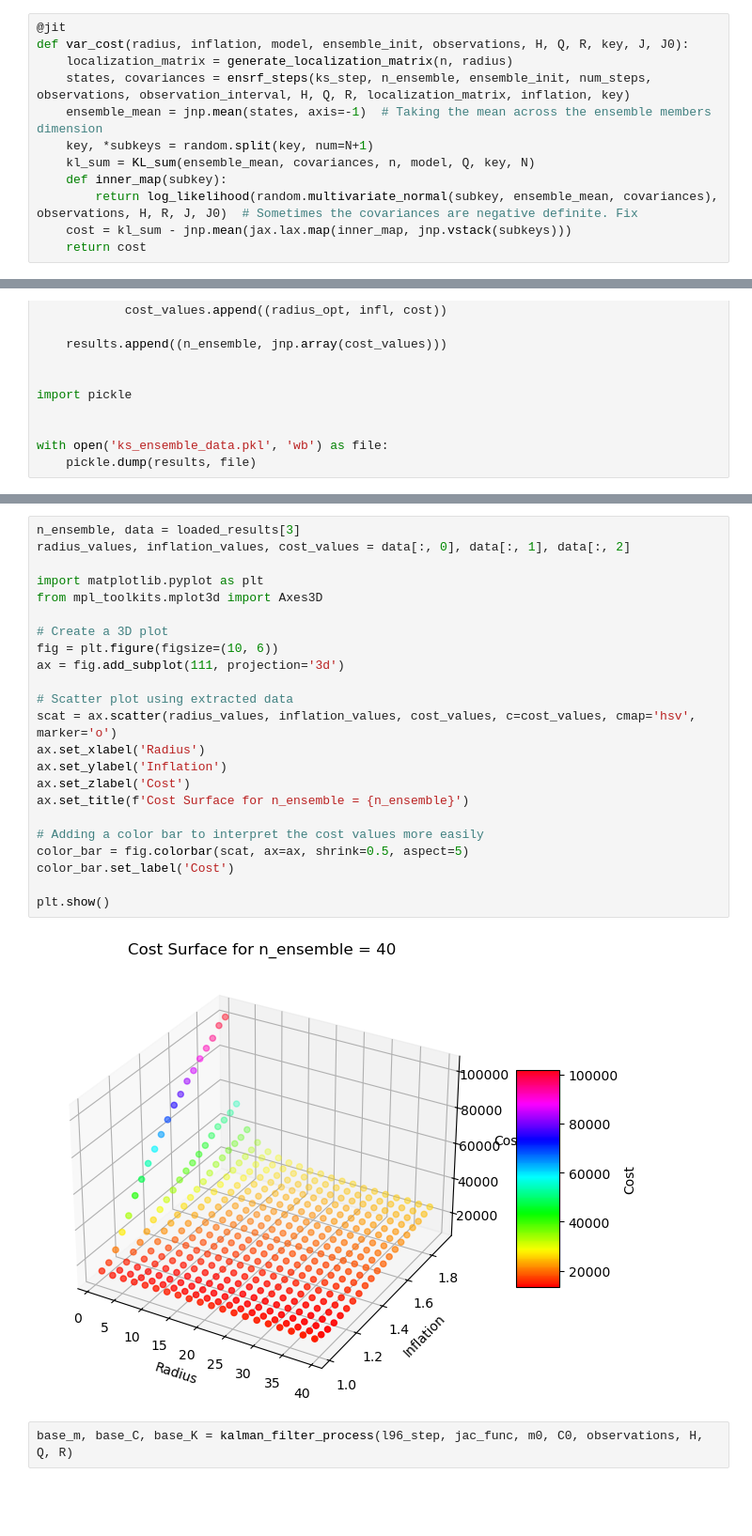
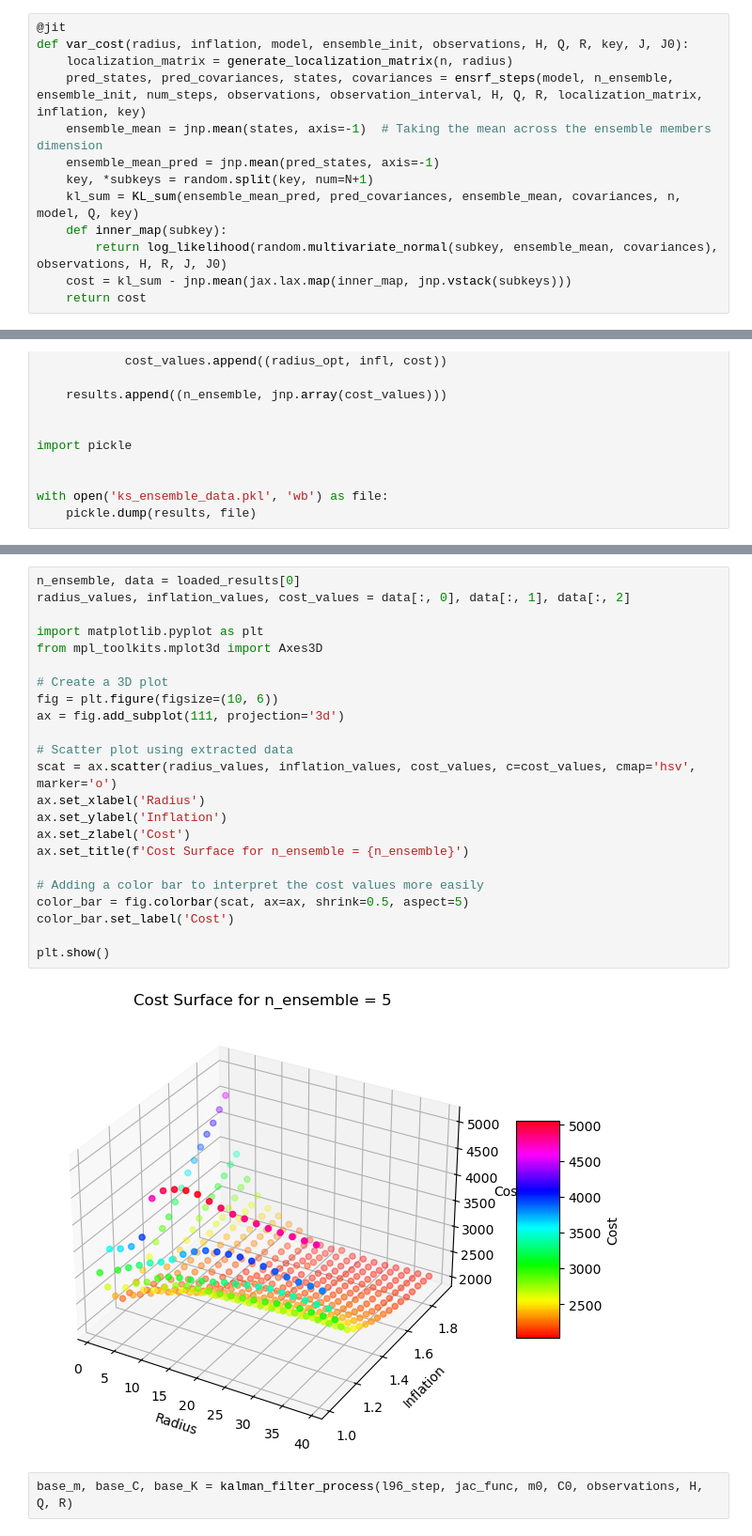
Before and after one commit to enochcluk/variational_filtering, a Jupyter notebook: learn_radius_KS.ipynb, the cells around one changed output, grey strips where cells are left out. Shown at 94% size. Cells and saved outputs as stored; diff of their text form; blank space fills up the shorter version.

Commit message:
propagated changes to ensrf, 3d search looks cool, dual opt unfinished - attempting adam from optax

```diff
--- a/learn_radius_KS.ipynb
+++ b/learn_radius_KS.ipynb
@@ -58,12 +58,13 @@ observations, true_states = generate_true_states(key, num_steps, n, initial_stat
 @jit
 def var_cost(radius, inflation, model, ensemble_init, observations, H, Q, R, key, J, J0):
     localization_matrix = generate_localization_matrix(n, radius)
-    states, covariances = ensrf_steps(ks_step, n_ensemble, ensemble_init, num_steps, observations, observation_interval, H, Q, R, localization_matrix, inflation, key)
+    pred_states, pred_covariances, states, covariances = ensrf_steps(model, n_ensemble, ensemble_init, num_steps, observations, observation_interval, H, Q, R, localization_matrix, inflation, key)
     ensemble_mean = jnp.mean(states, axis=-1)  # Taking the mean across the ensemble members dimension
+    ensemble_mean_pred = jnp.mean(pred_states, axis=-1)
     key, *subkeys = random.split(key, num=N+1)
-    kl_sum = KL_sum(ensemble_mean, covariances, n, model, Q, key, N)
+    kl_sum = KL_sum(ensemble_mean_pred, pred_covariances, ensemble_mean, covariances, n, model, Q, key)
     def inner_map(subkey):
-        return log_likelihood(random.multivariate_normal(subkey, ensemble_mean, covariances), observations, H, R, J, J0)  # Sometimes the covariances are negative definite. Fix
+        return log_likelihood(random.multivariate_normal(subkey, ensemble_mean, covariances), observations, H, R, J, J0)
     cost = kl_sum - jnp.mean(jax.lax.map(inner_map, jnp.vstack(subkeys)))
     return cost
 # %%
@@ -176,28 +175,28 @@ plt.show()
 # %%
-n_ensemble, data = loaded_results[3]
+n_ensemble, data = loaded_results[0]
 radius_values, inflation_values, cost_values = data[:, 0], data[:, 1], data[:, 2]
 
 import matplotlib.pyplot as plt
 from mpl_toolkits.mplot3d import Axes3D
 
 # Create a 3D plot
 fig = plt.figure(figsize=(10, 6))
 ax = fig.add_subplot(111, projection='3d')
 
 # Scatter plot using extracted data
 scat = ax.scatter(radius_values, inflation_values, cost_values, c=cost_values, cmap='hsv', marker='o')
 ax.set_xlabel('Radius')
 ax.set_ylabel('Inflation')
 ax.set_zlabel('Cost')
 ax.set_title(f'Cost Surface for n_ensemble = {n_ensemble}')
 
 # Adding a color bar to interpret the cost values more easily
 color_bar = fig.colorbar(scat, ax=ax, shrink=0.5, aspect=5)
 color_bar.set_label('Cost')
 
 plt.show()
 # %% [output]
-[figure, old version]
+[figure, new version]
 # %%
 base_m, base_C, base_K = kalman_filter_process(l96_step, jac_func, m0, C0, observations, H, Q, R)
 # %%
```
Also changed, not shown: parts of 3 cells of this notebook, 8 other files.
